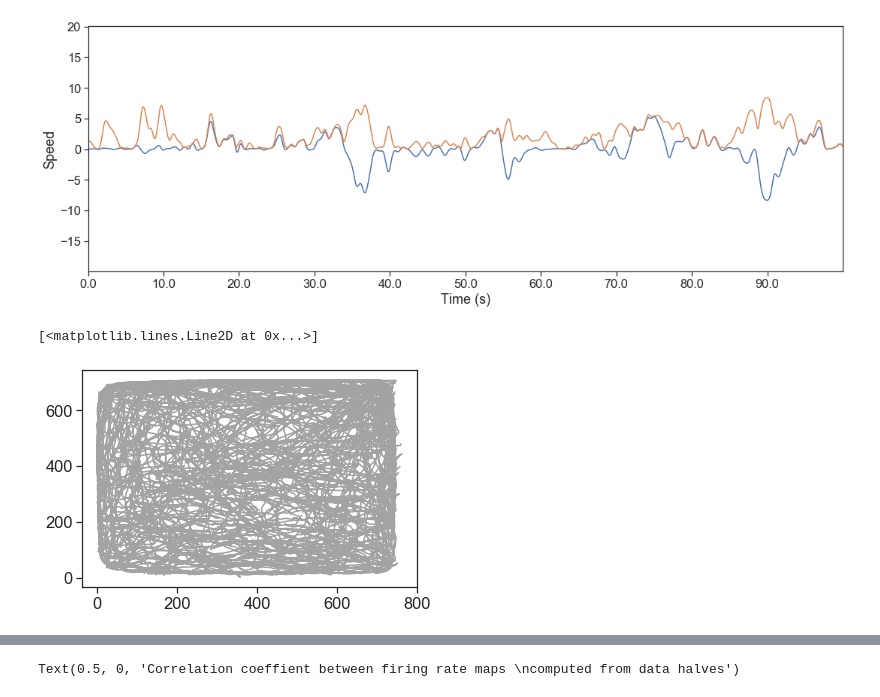
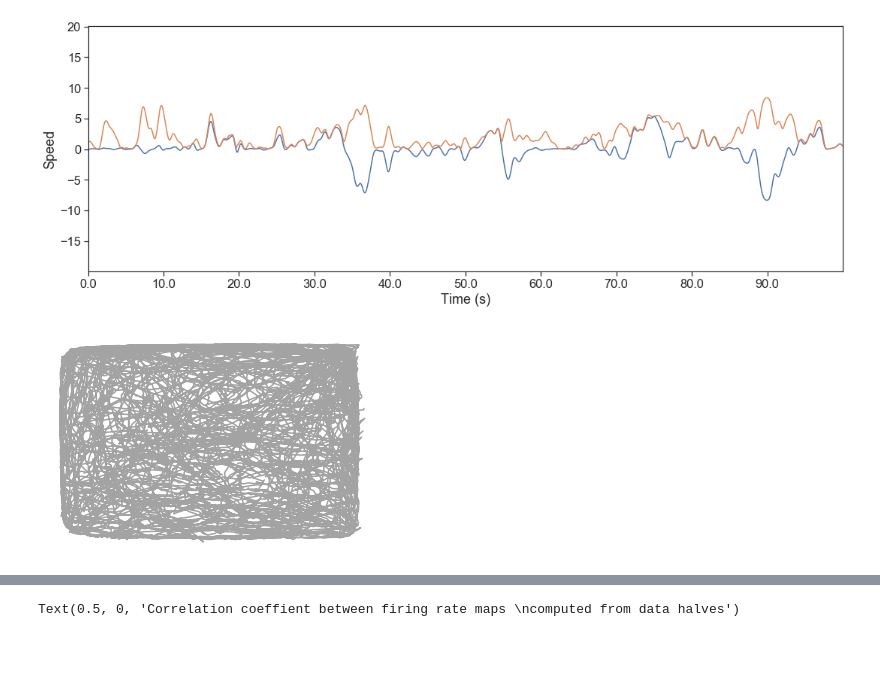
Before and after one commit to yves-weissenberger/ll_ephys, a Jupyter notebook: ephys_notebooks/spatial_firing_retreat.ipynb, the cells around one changed output, grey strips where cells are left out. Saved outputs shown, nothing was run; the diff lists cells and outputs as text; code cells hidden in the pictures; blank space fills up the shorter version.

```diff
--- a/ephys_notebooks/spatial_firing_retreat.ipynb
+++ b/ephys_notebooks/spatial_firing_retreat.ipynb
@@ -60,9 +60,11 @@ print()
 # %%
 #occupancy_map
 plt.plot(position[speed>2,0],position[speed>2,1],color='k',alpha=.4)
+plt.xticks([])
+plt.yticks([])
+seaborn.despine(left=True,bottom=True)
 # %% [output]
-[<matplotlib.lines.Line2D at 0x...>]
-[figure, old version]
+[figure, new version]
 # %%
 
 ccs = get_split_half_correlations(spkC,spkT,single_units,position,speed,SPEED_THRESH=2,)
```
Also changed, not shown: parts of 3 cells of this notebook, 16 other files.
